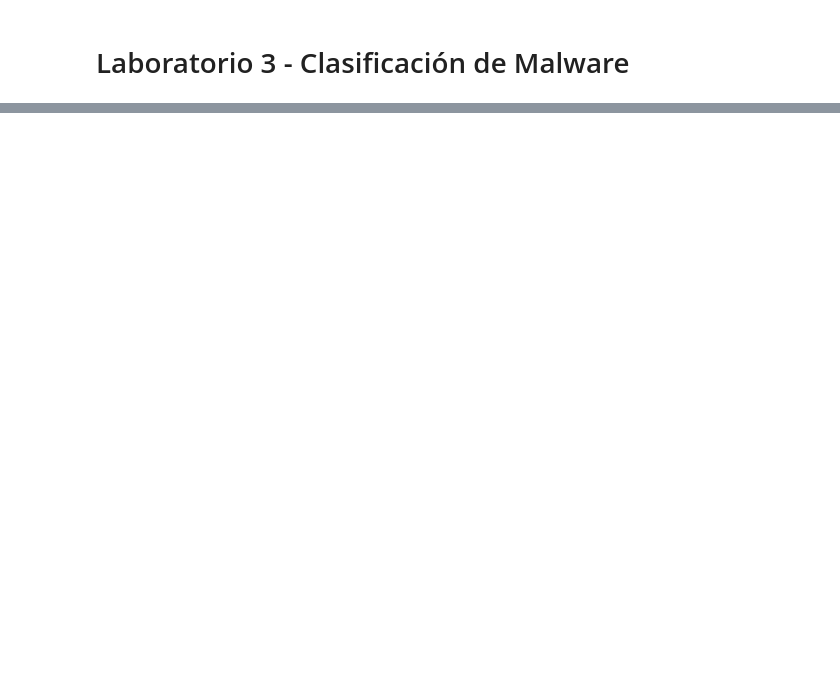
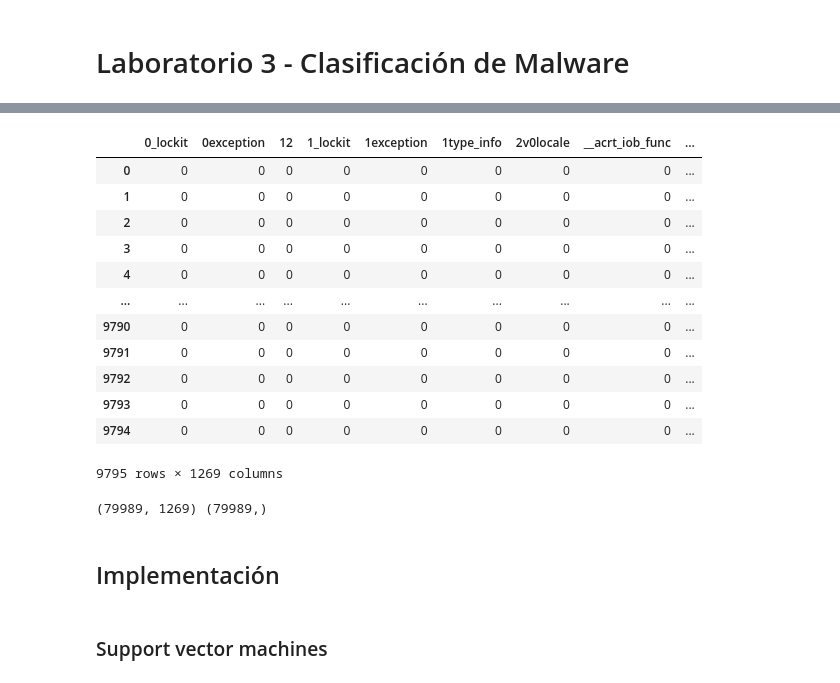
Before and after one commit to sebas411/Lab3-Security-Data-Science, a Jupyter notebook: Lab 3.ipynb, the cells around one changed output, grey strips where cells are left out. Cells and saved outputs as stored; diff of their text form; code cells hidden in the pictures; blank space fills up the shorter version.

```diff
--- a/Lab 3.ipynb
+++ b/Lab 3.ipynb
@@ -26,2 +52,5 @@ df.sample(10)
 # %%
 df = df.drop("file", axis=1)
+# %%
+body = np.array(df['api'])
+target = np.array(df['class'])
@@ -27,0 +62,22 @@ df = df.drop("file", axis=1)
+# %%
+cv = CountVectorizer(min_df=0.002, max_df=0.06)
+cv_matrix = cv.fit_transform(body)
+cv_matrix = cv_matrix.toarray()
+vocabulario = cv.get_feature_names_out()
+vocabulario.shape
+bow = pd.DataFrame(cv_matrix, columns=vocabulario)
+bow
+# %% [output]
+|  | 0_lockit | 0exception | 12 | 1_lockit | 1exception | 1type_info | 2v0locale | __acrt_iob_func | ... |
+| 0 | 0 | 0 | 0 | 0 | 0 | 0 | 0 | 0 | ... |
+| 1 | 0 | 0 | 0 | 0 | 0 | 0 | 0 | 0 | ... |
+| 2 | 0 | 0 | 0 | 0 | 0 | 0 | 0 | 0 | ... |
+| 3 | 0 | 0 | 0 | 0 | 0 | 0 | 0 | 0 | ... |
+| 4 | 0 | 0 | 0 | 0 | 0 | 0 | 0 | 0 | ... |
+| ... | ... | ... | ... | ... | ... | ... | ... | ... | ... |
+| 9790 | 0 | 0 | 0 | 0 | 0 | 0 | 0 | 0 | ... |
+| 9791 | 0 | 0 | 0 | 0 | 0 | 0 | 0 | 0 | ... |
+| 9792 | 0 | 0 | 0 | 0 | 0 | 0 | 0 | 0 | ... |
+| 9793 | 0 | 0 | 0 | 0 | 0 | 0 | 0 | 0 | ... |
+| 9794 | 0 | 0 | 0 | 0 | 0 | 0 | 0 | 0 | ... |
+9795 rows × 1269 columns
@@ -27,0 +87,6 @@ df = df.drop("file", axis=1)
+# %%
+print(body.shape, target.shape)
+# %% [output]
+(79989, 1269) (79989,)
+# %% [markdown]
+## Implementación
@@ -27,0 +95,2 @@ df = df.drop("file", axis=1)
+# %% [markdown]
+### Support vector machines
```
Also changed, not shown: parts of 19 cells of this notebook.
